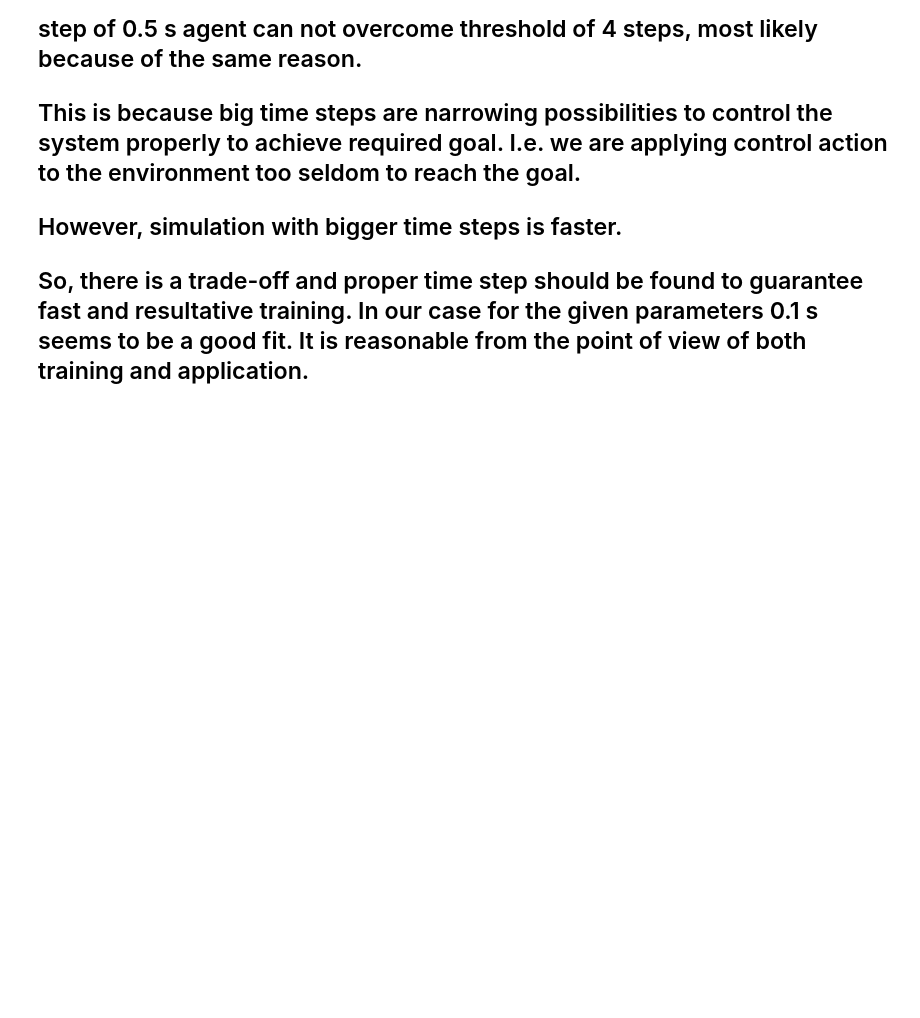
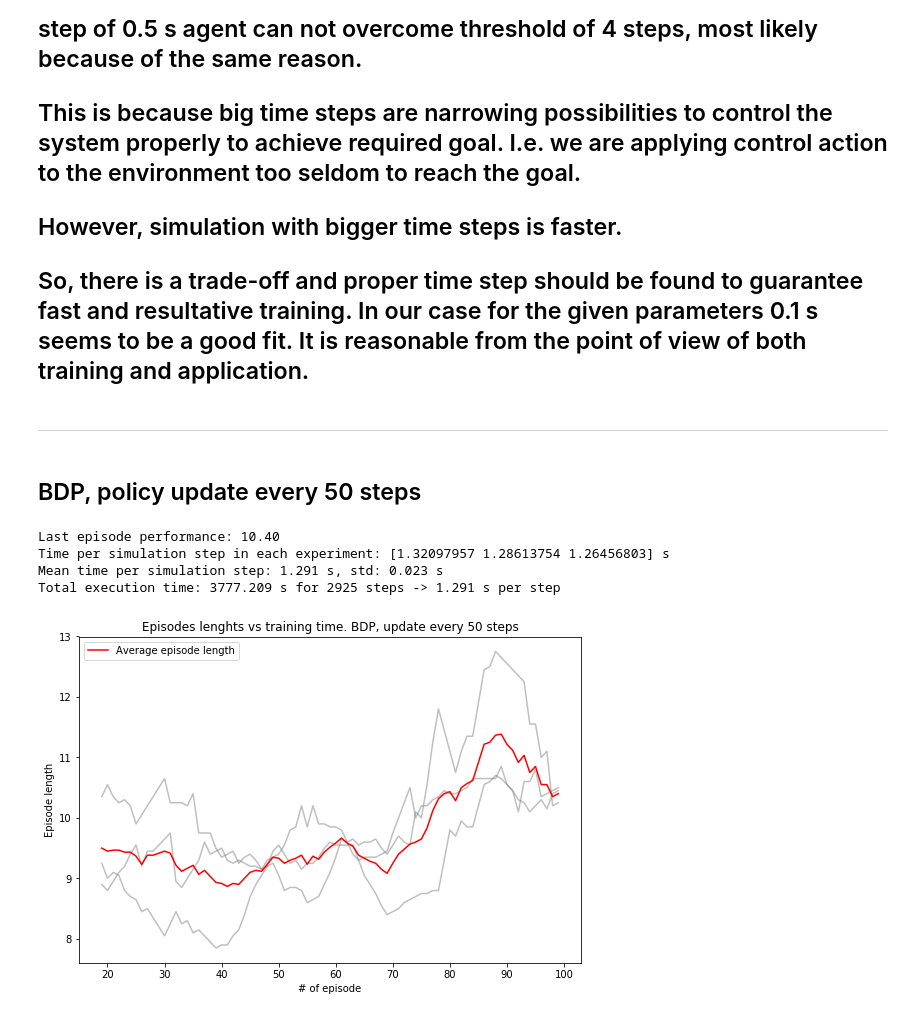
Before and after one commit to ucuapps/modelicagym, a Jupyter notebook: examples/experiments_results/Experiments results.ipynb, the cells around one changed output. Cells and saved outputs as stored; diff of their text form; code cells hidden in the pictures; blank space fills up the shorter version.

Commit message:
Added visualization of BDP experiments

```diff
--- a/examples/experiments_results/Experiments results.ipynb
+++ b/examples/experiments_results/Experiments results.ipynb
@@ -41,29 +66,3 @@ df_big_f_ex_ts = pd.read_csv("./experiment_5_100_10_1_85_0_0.05_1_-100_17_exec_t
 # %% [markdown]
 ### Let's take a look at each experiment.
 ### To smooth data we will use moving average with window size 20
-# %%
-def print_exec_time_summary(df_ep_ls, df_ex_ts):
-    n_steps_in_exp = df_ep_ls.sum(axis=0).values
-    t_per_step = df_ex_ts[0].values / n_steps_in_exp
-    tot_ex_t = df_ex_ts.values.sum()
-    tot_n_steps = n_steps_in_exp.sum()
-    avg_per_step = tot_ex_t / tot_n_steps
-    print("Time per simulation step in each experiment: {} s".format(t_per_step))
-    print("Mean time per simulation step: {:.3f} s, std: {:.3f} s".format(t_per_step.mean(), t_per_step.std()))
-    print("Total execution time: {:.3f} s for {} steps -> {:.3f} s per step". format(tot_ex_t, tot_n_steps, avg_per_step))
-
-def plot_ep_lens(df, title_spec):
-    transformed = df.rolling(window=20, min_periods=20, axis=0).mean()[19:]
-    transformed['avg'] = transformed.mean(axis=1)
-    plt.plot(transformed.index, transformed[[0,1,2,3,4]], 'gray',
-             alpha=0.5)
-    plt.plot(transformed.index, transformed['avg'], 'red', label="Average episode length")
-    plt.title("Episodes lenghts vs training time. {}".format(title_spec))
-    plt.xlabel("# of episode")
-    plt.ylabel("Episode length")
-    plt.legend()
-    print("Last episode performance: {:.2f}".format(transformed['avg'].iloc[-1]))
-    return transformed['avg']
-
-small_force_smoothed = plot_ep_lens(df_small_f_ep_ls, "Small force")
-print_exec_time_summary(df_small_f_ep_ls, df_small_f_ex_ts)
@@ -381,3 +383,19 @@ For time step 1 agent reached 1.00s of balancing pole
 ## This is because big time steps are narrowing possibilities to control the system properly to achieve required goal. I.e. we are applying control action to the environment too seldom to reach the goal.
 ## However, simulation with bigger time steps is faster.
 ## So, there is a trade-off and proper time step should be found to guarantee fast and resultative training. In our case for the given parameters 0.1 s seems to be a good fit. It is reasonable from the point of view of both training and application.
+# %% [markdown]
+--------------------------------
+# %% [markdown]
+## BDP, policy update every 50 steps
+# %%
+df_bdp_ep_ls = pd.read_csv("./experiment_bdp_3_100_10_1_85_0_0.05_1_-100_15_0.95_50_1_1_episodes_lengths.csv", header=None)
+df_bdp_ex_ts = pd.read_csv("./experiment_bdp_3_100_10_1_85_0_0.05_1_-100_15_0.95_50_1_1_exec_times.csv", header=None)
+# %%
+plot_ep_lens(df_bdp_ep_ls, "BDP, update every 50 steps", n_runs=3)
+print_exec_time_summary(df_bdp_ep_ls, df_bdp_ex_ts)
+# %% [output]
+Last episode performance: 10.40
+Time per simulation step in each experiment: [1.32097957 1.28613754 1.26456803] s
+Mean time per simulation step: 1.291 s, std: 0.023 s
+Total execution time: 3777.209 s for 2925 steps -> 1.291 s per step
+[figure, added]
```
Also changed, not shown: parts of 8 cells of this notebook, 4 other files.
